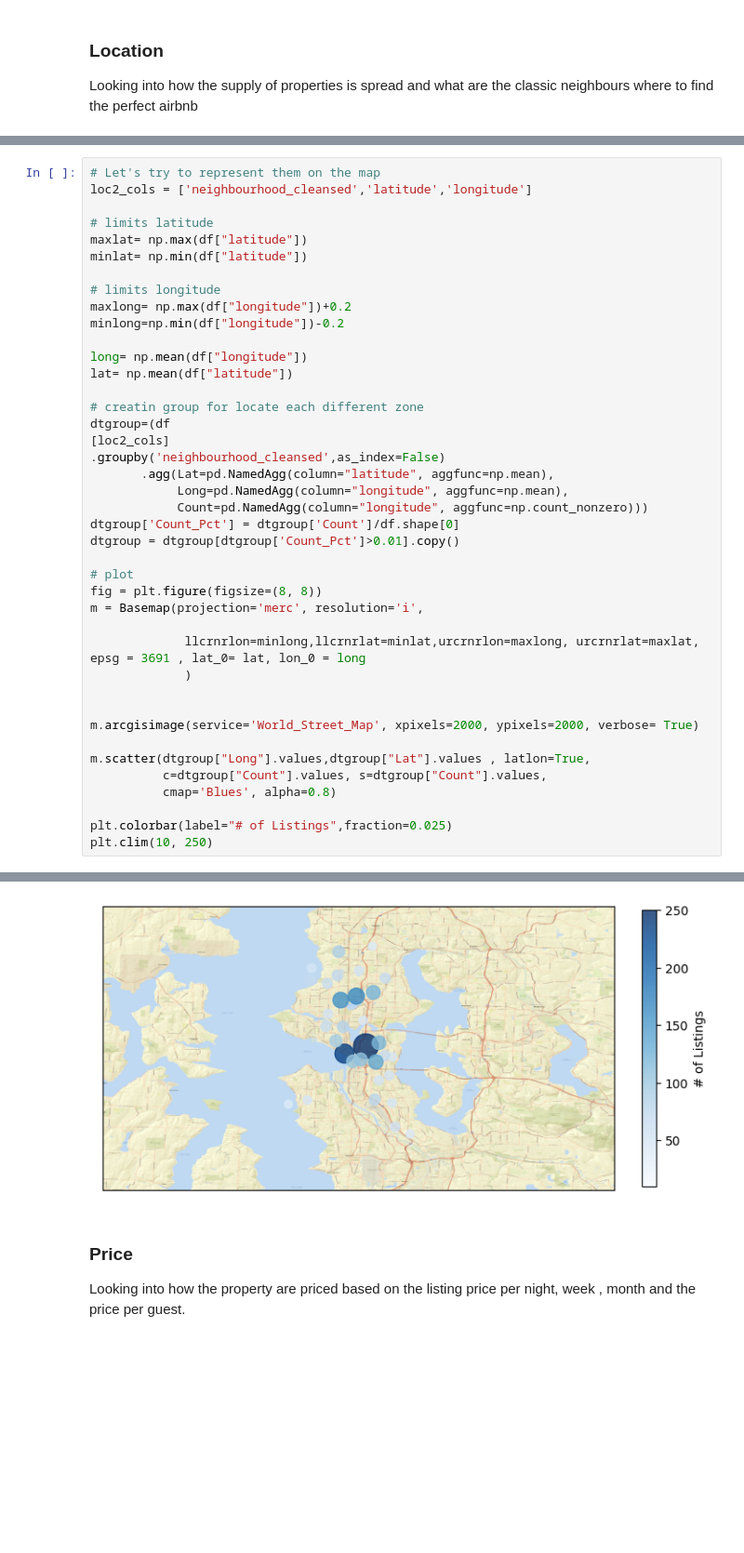
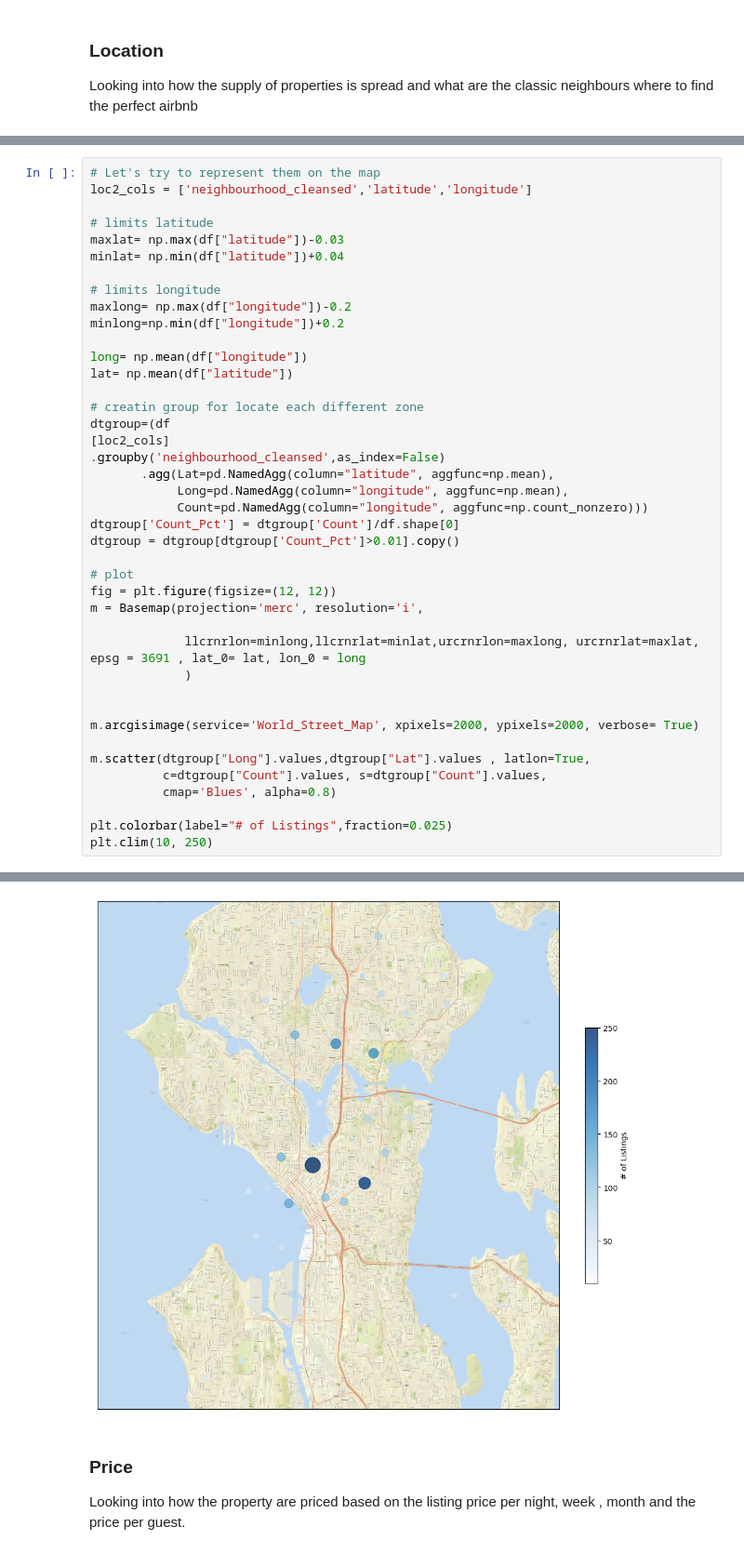
Before and after one commit to aeusepi/AirBnB_Project, a Jupyter notebook: AirBnbSeattle.ipynb, the cells around one changed output, grey strips where cells are left out. Shown at 93% size. Drawn from its saved outputs; the diff is of its cells as text; blank space fills up the shorter version.

```diff
--- a/AirBnbSeattle.ipynb
+++ b/AirBnbSeattle.ipynb
@@ -122,12 +123,12 @@ Text(0.5, 1.0, 'Main Location for Seattle listings => 76.9 % of total')
 loc2_cols = ['neighbourhood_cleansed','latitude','longitude']
 
 # limits latitude
-maxlat= np.max(df["latitude"])
-minlat= np.min(df["latitude"])
+maxlat= np.max(df["latitude"])-0.03
+minlat= np.min(df["latitude"])+0.04
 
 # limits longitude
-maxlong= np.max(df["longitude"])+0.2
-minlong=np.min(df["longitude"])-0.2
+maxlong= np.max(df["longitude"])-0.2
+minlong=np.min(df["longitude"])+0.2
 
 long= np.mean(df["longitude"])
 lat= np.mean(df["latitude"])
@@ -143,7 +144,7 @@ dtgroup['Count_Pct'] = dtgroup['Count']/df.shape[0]
 dtgroup = dtgroup[dtgroup['Count_Pct']>0.01].copy()
 
 # plot
-fig = plt.figure(figsize=(8, 8))
+fig = plt.figure(figsize=(12, 12))
 m = Basemap(projection='merc', resolution='i',
 
              llcrnrlon=minlong,llcrnrlat=minlat,urcrnrlon=maxlong, urcrnrlat=maxlat, epsg = 3691 , lat_0= lat, lon_0 = long
@@ -163,4 +164,4 @@ http://server.arcgisonline.com/ArcGIS/rest/services/World_Street_Map/MapServer/e
-[figure, old version]
+[figure, new version]
 # %% [markdown]
 <h3 id='Part1.3'> Price  </h3>
 
```
Also changed, not shown: parts of 4 cells of this notebook, 2 other files.
